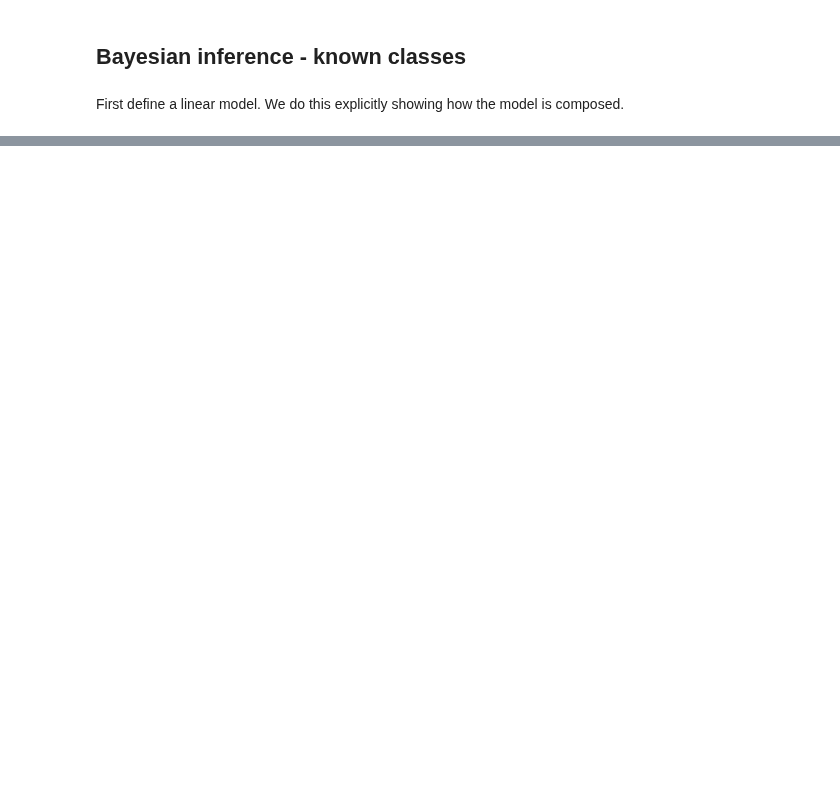
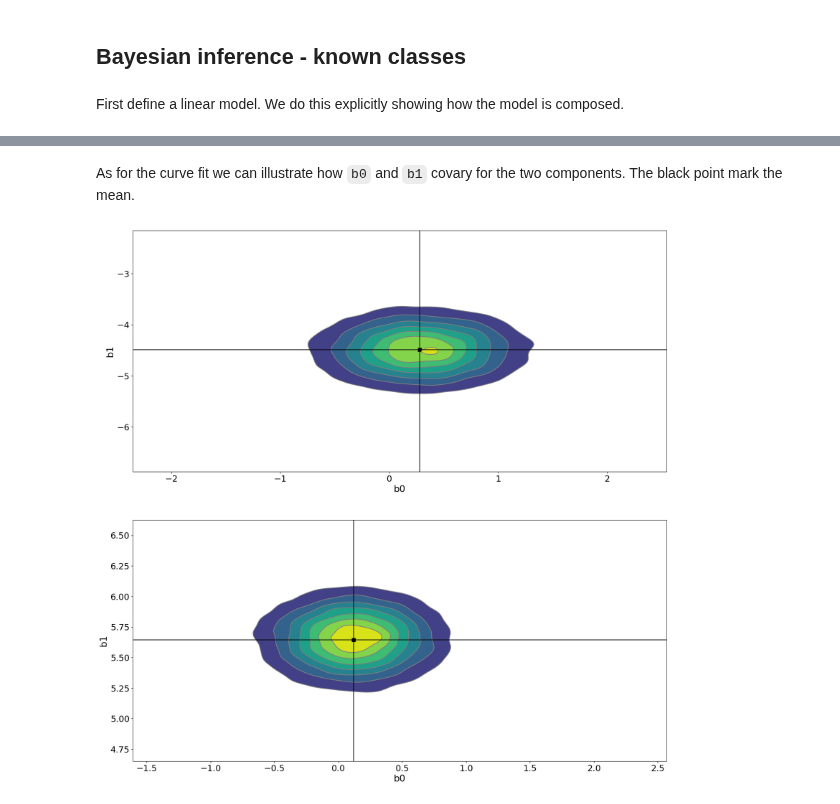
Before and after one commit to mrsonne/misc, a Jupyter notebook: regmix.ipynb, the cells around one changed output, grey strips where cells are left out. Cells and saved outputs as stored; diff of their text form; code cells hidden in the pictures; blank space fills up the shorter version.

```diff
--- a/regmix.ipynb
+++ b/regmix.ipynb
@@ -369,0 +373,6 @@ Sampling 4 chains for 1_000 tune and 10_000 draw iterations (4_000 + 40_000 draw
+# %% [markdown]
+As for the curve fit we can illustrate how `b0` and `b1` covary for the two components. The black point mark the mean.
+# %%
+fig_pair
+# %% [output]
+[figure, added]
```
Also changed, not shown: parts of 22 cells of this notebook.
